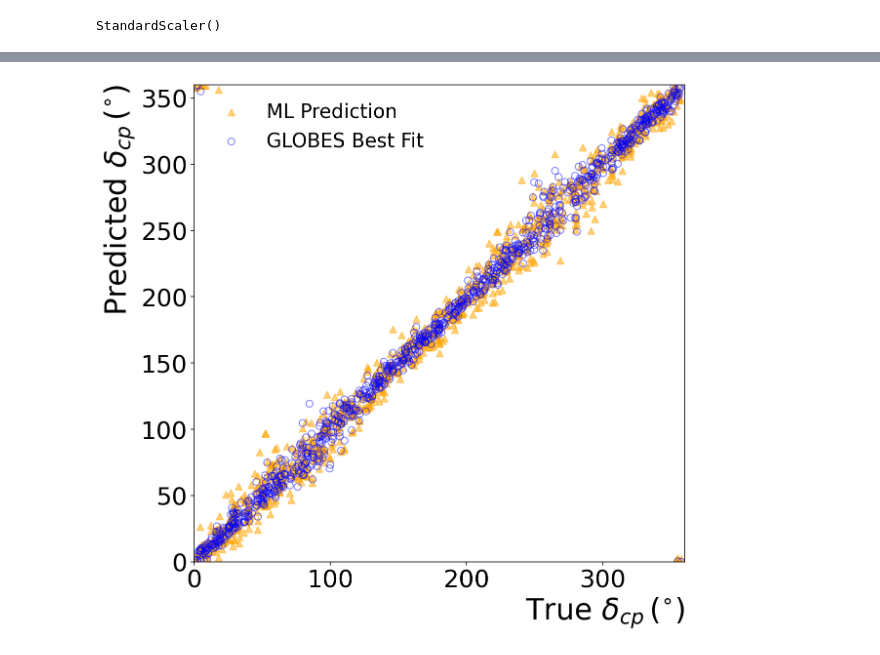
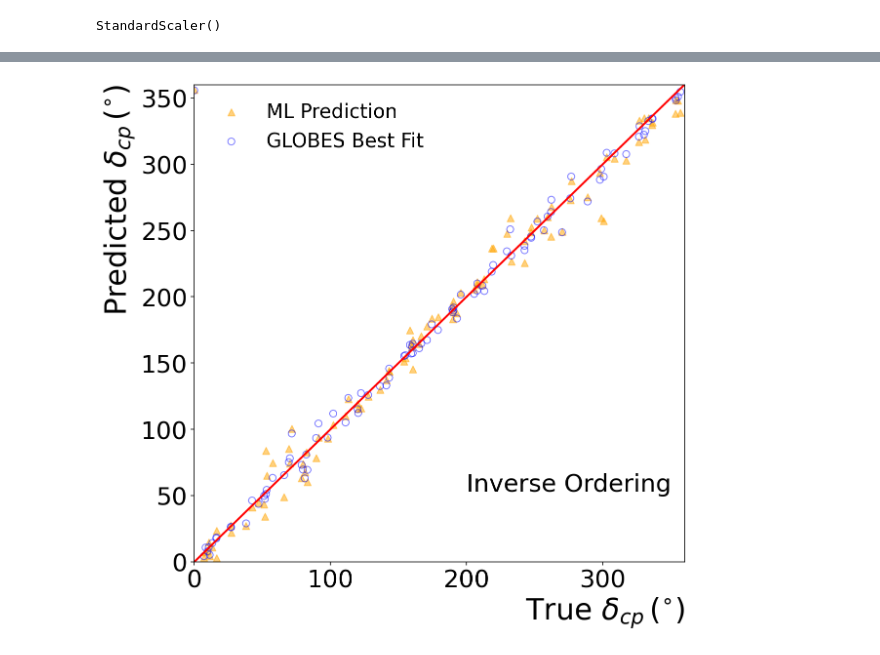
Before and after one commit to davidho27941/ML4NO, a Jupyter notebook: Poisson_New_Prediction/study_goodness_to_5GeV.ipynb, the cells around one changed output, grey strips where cells are left out. Drawn from its saved outputs; the diff is of its cells as text; code cells hidden in the pictures.

```diff
--- a/Poisson_New_Prediction/study_goodness_to_5GeV.ipynb
+++ b/Poisson_New_Prediction/study_goodness_to_5GeV.ipynb
@@ -207,7 +207,8 @@ nth_model = "model_new_5_s"
 
 # test_data = np.load('../Data/sample_NuFit0911.npz')
 # test_data = np.load('../Data/best_fit_spectrum_deltacp_DUNE.npz')
-test_data = np.load('../Data/best_fit_spectrum_deltacp_theta23_DUT2.npz')
+# test_data = np.load('../Data/best_fit_spectrum_deltacp_theta23_DUT2.npz')
+test_data = np.load('../Data/best_fit_spectrum_deltacp_theta23_DUT2_IO.npz')
 
 theta23_true = test_data["theta23_true"]/(2*np.pi)*360
 delta_true = test_data["delta_true"]
@@ -274,7 +273,7 @@ logging.info("Test NO Data Shape:{}".format(data_NO_mid.shape))
 N = 1000
 
 
-IO_or_NO = 0 # 0 for NO and 1 for IO
+IO_or_NO = 1 # 0 for NO and 1 for IO
 
 
 if IO_or_NO == 0:
@@ -291,7 +290,7 @@ else:
 
     data_asimov = data_IO_mid.reshape(1,data_IO_mid.shape[0])
     data_poisson = random.poisson(data_IO_mid, size = (N, len(data_IO_mid)))
-    ordering = "InverseOrdering"
+    ordering = "Inverse Ordering"
 # %% [output]
 INFO:root:Test IO Data Shape:(144,)
 INFO:root:Test NO Data Shape:(144,)
@@ -543,6 +539,8 @@ ML_delta_best_fit = delta_prediction["std_scale_39"]["poission_prediction"] #[de
 # p_yerr = np.array([theta23_resolution[std_scale]["p_yerr"] for std_scale in theta23_resolution if std_scale != "asimov"]) - np.array(best_fit)
 # n_yerr = np.array(best_fit) - np.array([theta23_resolution[std_scale]["n_yerr"] for std_scale in theta23_resolution if std_scale != "asimov"])
 # uncertainty = [n_yerr, p_yerr]
+
+plt.plot([0, 360],[0, 360], c="r", linewidth=2)
 
 plt.scatter(delta_true, ML_delta_best_fit, color='orange', marker = "^", alpha=0.5, s=50, label="ML Prediction")
 
@@ -550,36 +548,33 @@ plt.scatter(delta_true, delta_best_fit, marker='o',c='',edgecolors='blue', alpha
 
 # plt.scatter(delta_true, delta_best_fit, color='blue', marker = "x", alpha=0.1, s=50, label="GLOBES Best Fit")
 # plt.errorbar(std_scale, best_fit, yerr=uncertainty, fmt='o',ms=5, label="Predicted $\\theta_{23}$ (poisson included)")
 # plt.axvline(x=0 , color='r', linestyle='-')
 # plt.axvline(x=360 , color='r', linestyle='-')
 # plt.axhline(y=0 , color='r', linestyle='-')
 # plt.axhline(y=360 , color='r', linestyle='-')
 
 
-# if IO_or_NO == 0:
-#     plt.text(x=0.001,y=53.3, s="Inverse Ordering", fontsize=25 )
-# elif IO_or_NO == 1:
-#     plt.text(x=0.001,y=53.3, s="Normal Ordering", fontsize=25 )
+plt.text(x=200,y=53.3, s=str(ordering), fontsize=25 )
 
 
 ax.tick_params(axis='x', labelsize=25)
 ax.tick_params(axis='y', labelsize=25)
 # plt.xlim((0.0008, 2.5))
 # plt.xscale("log")
 # plt.xlim((-50, 410))
 # plt.ylim((-50, 410))
 
 plt.xlim((0, 360))
 plt.ylim((0, 360))
 plt.xlabel("True $\delta_{cp}\,(^{\circ})$", fontsize=30,horizontalalignment='right',x=1)
 plt.ylabel("Predicted $\delta_{cp}\,(^{\circ})$", fontsize=30, horizontalalignment='right',y=1)
 # plt.grid()
 
 plt.legend(loc="best",ncol=1,fontsize=20, edgecolor = "w",fancybox=False, framealpha=0)
 
-# plt.savefig("./Plots/DUNE_deltacp_normal_100000_model_new_5_s.png", transparent=True, bbox_inches='tight')
+plt.savefig("./Plots/DUNE_deltacp_normal_100_model_new_5_s_IO.png", transparent=True, bbox_inches='tight')
 
 
 plt.show()
 # %% [output]
-[figure, old version]
+[figure, new version]
```
Also changed, not shown: parts of 10 cells of this notebook.
